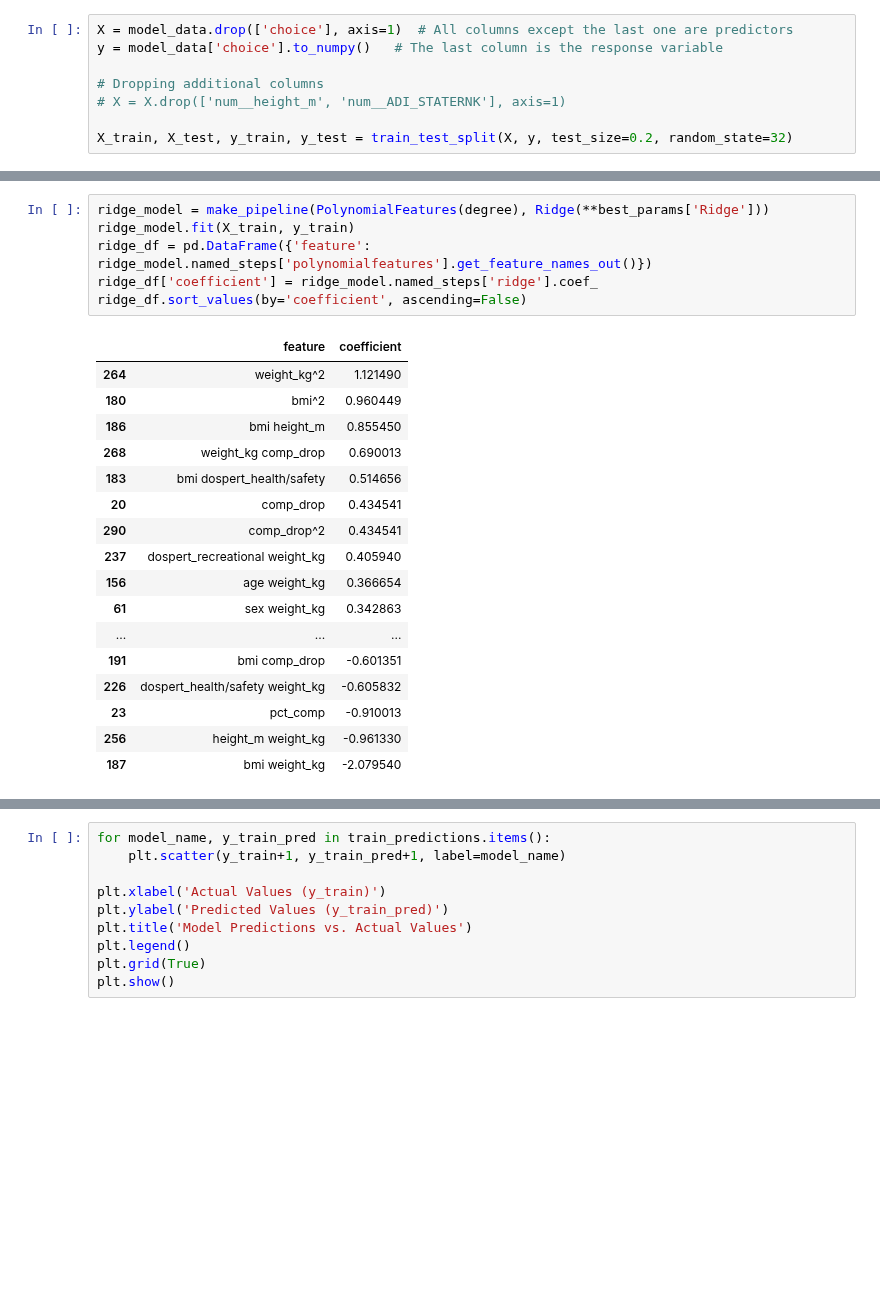
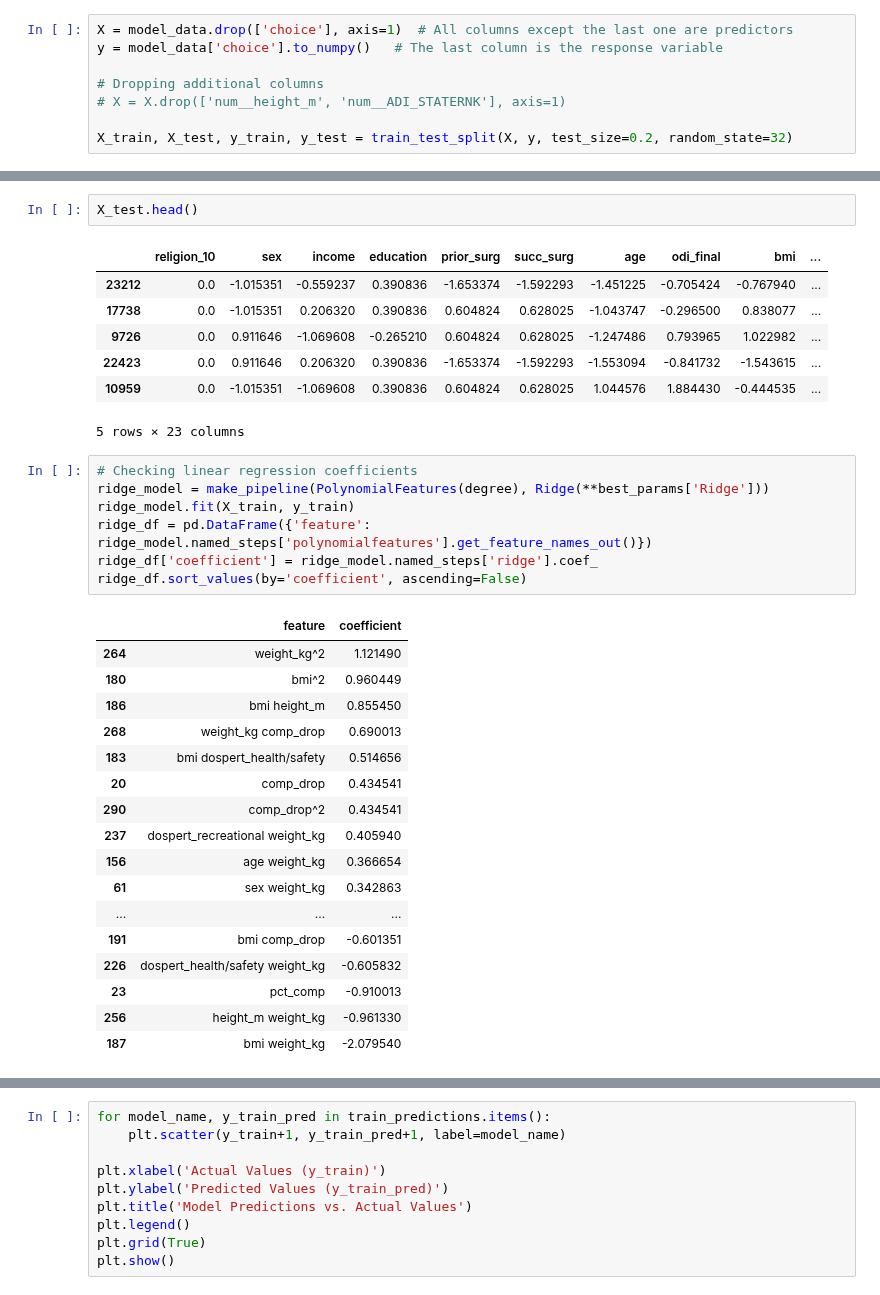
Before and after one commit to evanyfyip/vm-spinal-risk, a Jupyter notebook: vm-spinal-risk/notebooks/step2_ml_pipeline_choice_model.ipynb, the cells around one changed output, grey strips where cells are left out. Drawn from its saved outputs; the diff is of its cells as text; blank space fills up the shorter version.

```diff
--- a/vm-spinal-risk/notebooks/step2_ml_pipeline_choice_model.ipynb
+++ b/vm-spinal-risk/notebooks/step2_ml_pipeline_choice_model.ipynb
@@ -242,4 +279,15 @@ with open('../data/ml_models/choice_model.pkl', 'wb') as f:
+# %%
+X_test.head()
+# %% [output]
+|  | religion_10 | sex | income | education | prior_surg | succ_surg | age | odi_final | bmi | ... |
+| 23212 | 0.0 | -1.015351 | -0.559237 | 0.390836 | -1.653374 | -1.592293 | -1.451225 | -0.705424 | -0.767940 | ... |
+| 17738 | 0.0 | -1.015351 | 0.206320 | 0.390836 | 0.604824 | 0.628025 | -1.043747 | -0.296500 | 0.838077 | ... |
+| 9726 | 0.0 | 0.911646 | -1.069608 | -0.265210 | 0.604824 | 0.628025 | -1.247486 | 0.793965 | 1.022982 | ... |
+| 22423 | 0.0 | 0.911646 | 0.206320 | 0.390836 | -1.653374 | -1.592293 | -1.553094 | -0.841732 | -1.543615 | ... |
+| 10959 | 0.0 | -1.015351 | -1.069608 | 0.390836 | 0.604824 | 0.628025 | 1.044576 | 1.884430 | -0.444535 | ... |
+5 rows × 23 columns
 # %%
+# Checking linear regression coefficients
 ridge_model = make_pipeline(PolynomialFeatures(degree), Ridge(**best_params['Ridge']))
 ridge_model.fit(X_train, y_train)
 ridge_df = pd.DataFrame({'feature': ridge_model.named_steps['polynomialfeatures'].get_feature_names_out()})
```
Also changed, not shown: parts of 6 cells of this notebook.
